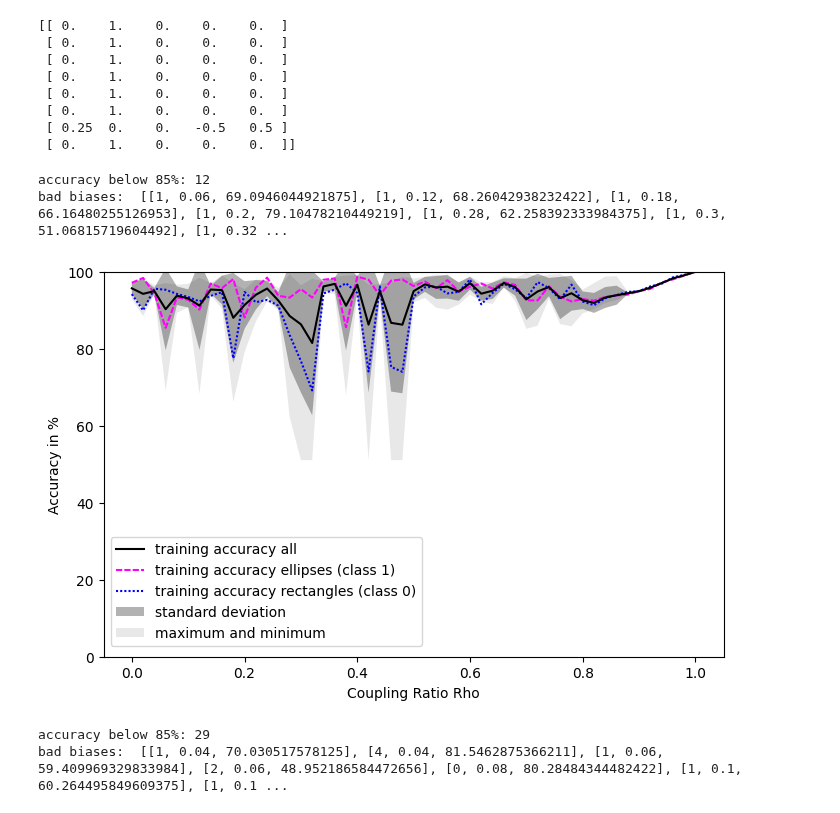
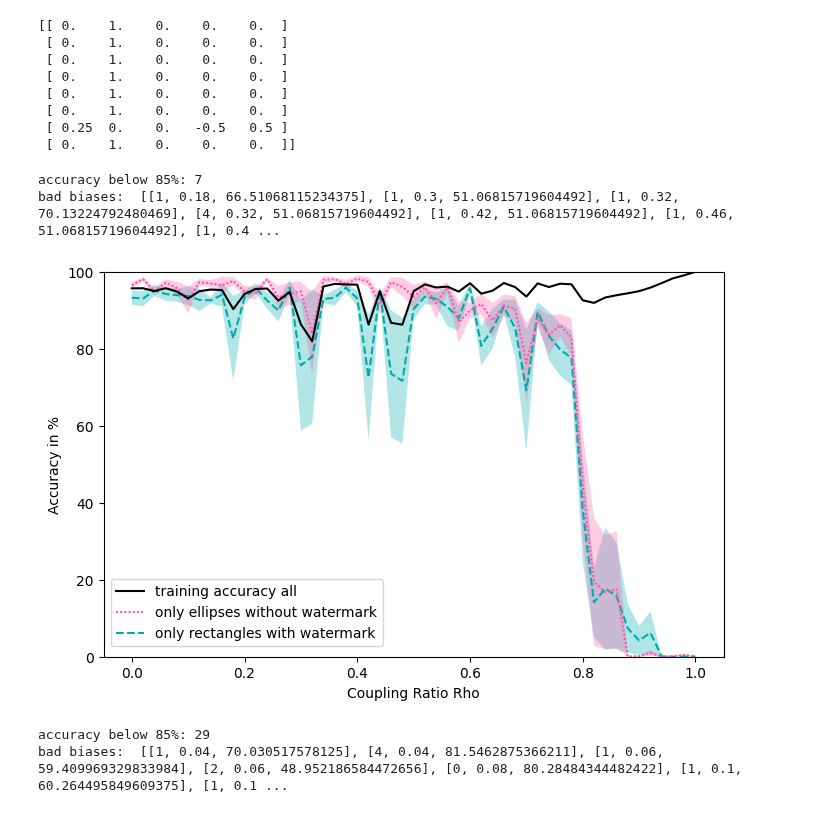
Before and after one commit to lillijo/xai-evaluation-master-thesis, a Jupyter notebook: experiments/background_case.ipynb, the cells around one changed output. Cells and saved outputs as stored; diff of their text form; code cells hidden in the pictures.

```diff
--- a/experiments/background_case.ipynb
+++ b/experiments/background_case.ipynb
@@ -250,13 +200,13 @@ with open(f"test_background/labels.pickle", "rb") as f:
 # %%
 from expbasics.visualizations import plot_accuracies
 
 MODEL_ZOO_INFOS_PATH = "outputs/unlocalized3.json"  #noise_pos_accuracies #conv_ground_truth # recompute_accuracies #model_accuracies #blub_accuracies
 
-bad = plot_accuracies(MODEL_ZOO_INFOS_PATH, 85, num_it=5, intervened=False)
+bad = plot_accuracies(MODEL_ZOO_INFOS_PATH, 85, num_it=5, intervened=True)
 # %% [output]
-accuracy below 85%: 12
-bad biases:  [[1, 0.06, 69.0946044921875], [1, 0.12, 68.26042938232422], [1, 0.18, 66.16480255126953], [1, 0.2, 79.10478210449219], [1, 0.28, 62.258392333984375], [1, 0.3, 51.06815719604492], [1, 0.32 ...
+accuracy below 85%: 7
+bad biases:  [[1, 0.18, 66.51068115234375], [1, 0.3, 51.06815719604492], [1, 0.32, 70.13224792480469], [4, 0.32, 51.06815719604492], [1, 0.42, 51.06815719604492], [1, 0.46, 51.06815719604492], [1, 0.4 ...
-[figure, old version]
+[figure, new version]
 # %%
 
 MODEL_ZOO_INFOS_PATH = "outputs/unlocalized2.json"  #noise_pos_accuracies #conv_ground_truth # recompute_accuracies #model_accuracies #blub_accuracies
```
Also changed, not shown: parts of 3 cells of this notebook, 4 other files.
